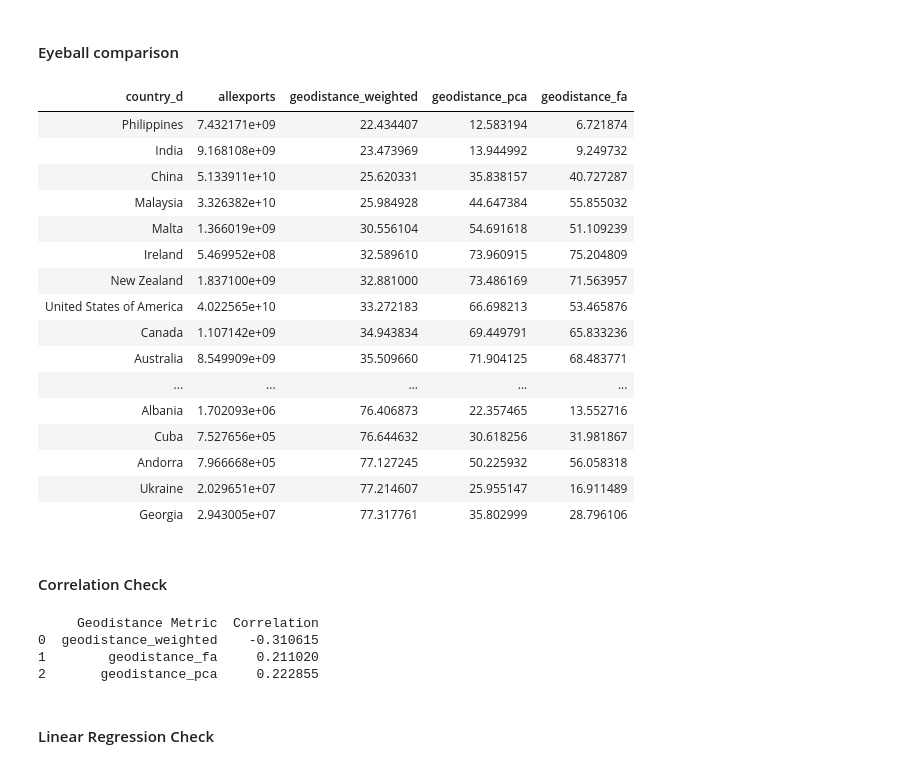
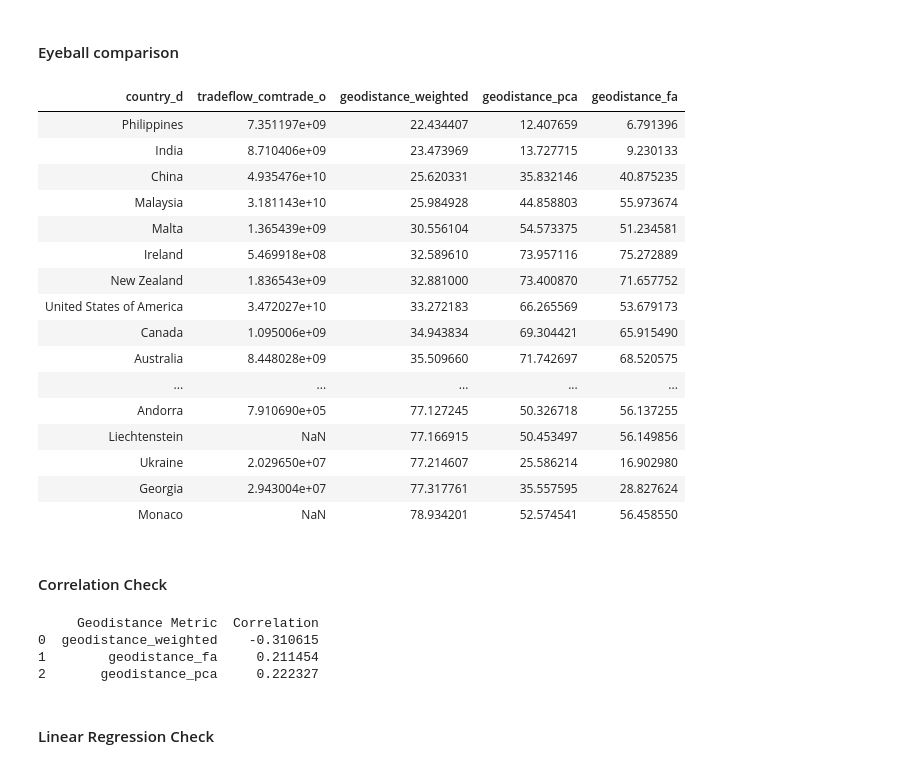
Before and after one commit to luna-ortus-cor/Geopolitical-Distance-and-Global-Trade, a Jupyter notebook: Backend/code/geopoliticalmeasure2.ipynb, the cells around one changed output. Saved outputs shown, nothing was run; the diff lists cells and outputs as text; code cells hidden in the pictures.

```diff
--- a/Backend/code/geopoliticalmeasure2.ipynb
+++ b/Backend/code/geopoliticalmeasure2.ipynb
@@ -266,39 +266,39 @@ df_final['geodistance_fa'] = df_4['geodistance_fa']
 # %% [markdown]
 #### Eyeball comparison
 # %%
-geodistance_model = df_final[df_final['year'] == 2020][['country_d', 'allexports', 'geodistance_weighted', 'geodistance_pca', 'geodistance_fa',]].sort_values(
+geodistance_model = df_final[df_final['year'] == 2020][['country_d', 'tradeflow_comtrade_o', 'geodistance_weighted', 'geodistance_pca', 'geodistance_fa',]].sort_values(
     by='geodistance_weighted', ascending=True)
 
 html_table = f"""
 <div style="max-height:400px; overflow-y:auto;">
 {geodistance_model.to_html(index=False)}
 </div>
 """
 
 display(HTML(html_table))
 # %% [output]
-| country_d | allexports | geodistance_weighted | geodistance_pca | geodistance_fa |
-| Philippines | 7.432171e+09 | 22.434407 | 12.583194 | 6.721874 |
-| India | 9.168108e+09 | 23.473969 | 13.944992 | 9.249732 |
-| China | 5.133911e+10 | 25.620331 | 35.838157 | 40.727287 |
-| Malaysia | 3.326382e+10 | 25.984928 | 44.647384 | 55.855032 |
-| Malta | 1.366019e+09 | 30.556104 | 54.691618 | 51.109239 |
-| Ireland | 5.469952e+08 | 32.589610 | 73.960915 | 75.204809 |
-| New Zealand | 1.837100e+09 | 32.881000 | 73.486169 | 71.563957 |
-| United States of America | 4.022565e+10 | 33.272183 | 66.698213 | 53.465876 |
-| Canada | 1.107142e+09 | 34.943834 | 69.449791 | 65.833236 |
-| Australia | 8.549909e+09 | 35.509660 | 71.904125 | 68.483771 |
+| country_d | tradeflow_comtrade_o | geodistance_weighted | geodistance_pca | geodistance_fa |
+| Philippines | 7.351197e+09 | 22.434407 | 12.407659 | 6.791396 |
+| India | 8.710406e+09 | 23.473969 | 13.727715 | 9.230133 |
+| China | 4.935476e+10 | 25.620331 | 35.832146 | 40.875235 |
+| Malaysia | 3.181143e+10 | 25.984928 | 44.858803 | 55.973674 |
+| Malta | 1.365439e+09 | 30.556104 | 54.573375 | 51.234581 |
+| Ireland | 5.469918e+08 | 32.589610 | 73.957116 | 75.272889 |
+| New Zealand | 1.836543e+09 | 32.881000 | 73.400870 | 71.657752 |
+| United States of America | 3.472027e+10 | 33.272183 | 66.265569 | 53.679173 |
+| Canada | 1.095006e+09 | 34.943834 | 69.304421 | 65.915490 |
+| Australia | 8.448028e+09 | 35.509660 | 71.742697 | 68.520575 |
 | ... | ... | ... | ... | ... |
-| Albania | 1.702093e+06 | 76.406873 | 22.357465 | 13.552716 |
-| Cuba | 7.527656e+05 | 76.644632 | 30.618256 | 31.981867 |
-| Andorra | 7.966668e+05 | 77.127245 | 50.225932 | 56.058318 |
-| Ukraine | 2.029651e+07 | 77.214607 | 25.955147 | 16.911489 |
-| Georgia | 2.943005e+07 | 77.317761 | 35.802999 | 28.796106 |
+| Andorra | 7.910690e+05 | 77.127245 | 50.326718 | 56.137255 |
+| Liechtenstein | NaN | 77.166915 | 50.453497 | 56.149856 |
+| Ukraine | 2.029650e+07 | 77.214607 | 25.586214 | 16.902980 |
+| Georgia | 2.943004e+07 | 77.317761 | 35.557595 | 28.827624 |
+| Monaco | NaN | 78.934201 | 52.574541 | 56.458550 |
 # %% [markdown]
 #### Correlation Check
 # %%
 df_test = df_final.copy()
-df_test = df_test.dropna(subset=['tradeflow_comtrade_o'])
+df_test = df_test.dropna(subset=['tradeflow_comtrade_o', 'gdpcap_d'])
 
 columns_to_corr = ['geodistance_weighted', 'geodistance_fa', 'geodistance_pca']
 corr_dict = {col: df_test[col].corr(df_test['tradeflow_comtrade_o']) for col in columns_to_corr}
@@ -309,8 +309,8 @@ print(corr_df)
 # %% [output]
      Geodistance Metric  Correlation
 0  geodistance_weighted    -0.310615
-1        geodistance_fa     0.211020
-2       geodistance_pca     0.222855
+1        geodistance_fa     0.211454
+2       geodistance_pca     0.222327
 # %% [markdown]
 #### Linear Regression Check
 # %%
```
Also changed, not shown: parts of 11 cells of this notebook, 4 other files.
